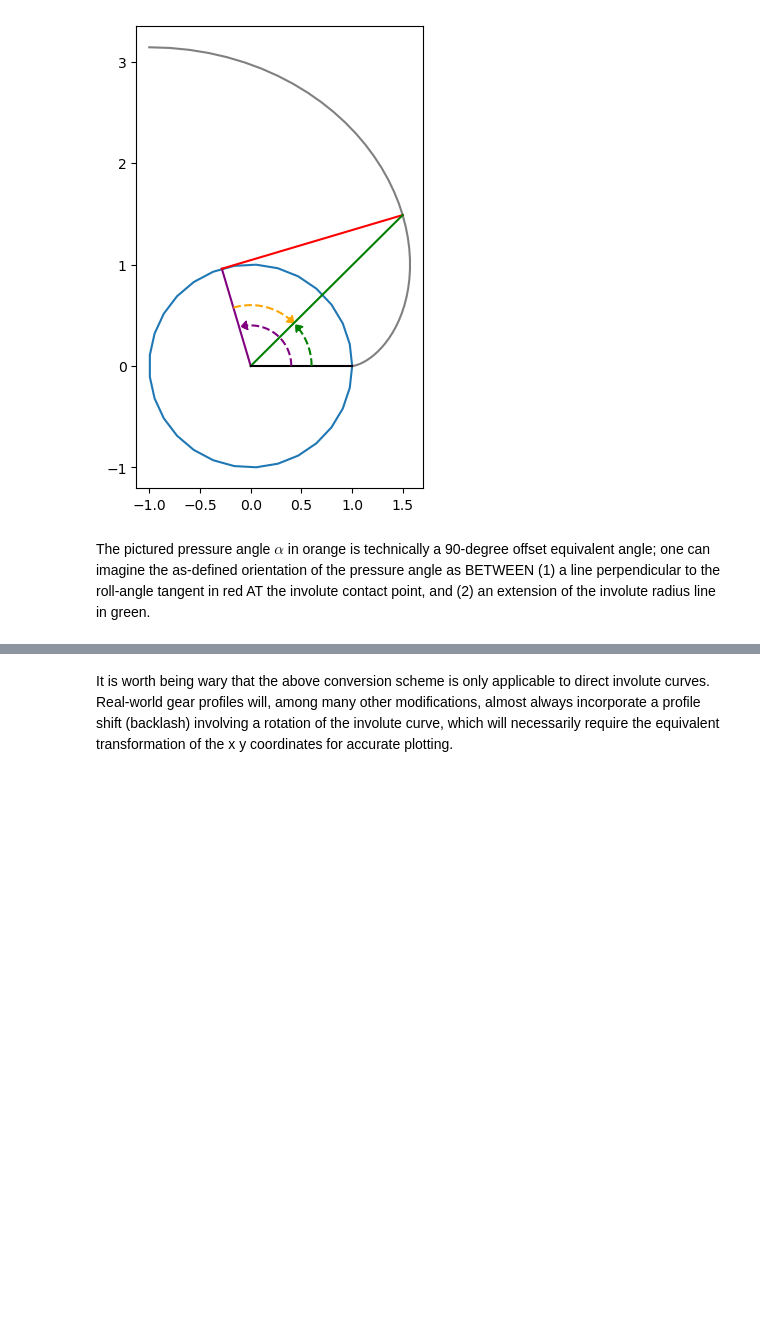
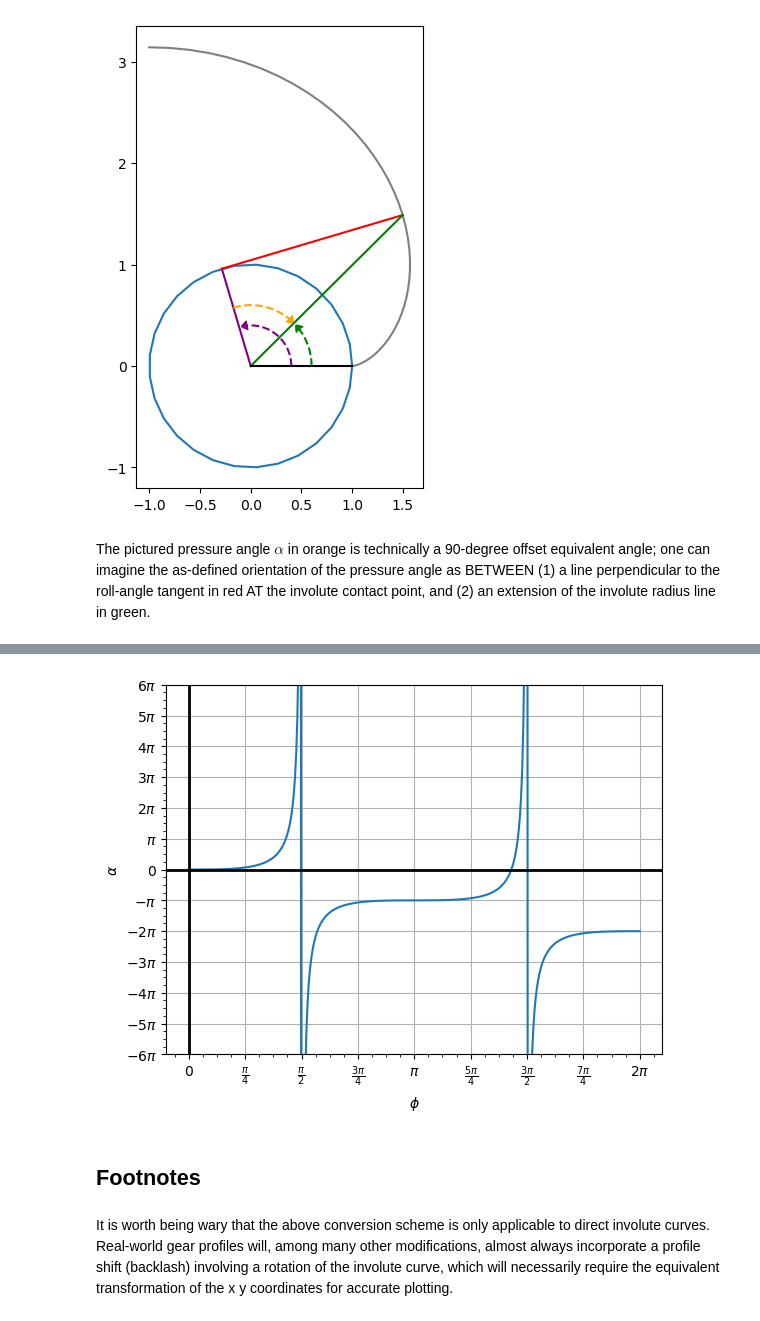
Before and after one commit to i-Dyke/gearage, a Jupyter notebook: Methodology/whatis_Involute.ipynb, the cells around one changed output, grey strips where cells are left out. Cells and saved outputs as stored; diff of their text form; code cells hidden in the pictures; blank space fills up the shorter version.

```diff
--- a/Methodology/whatis_Involute.ipynb
+++ b/Methodology/whatis_Involute.ipynb
@@ -193,2 +274,19 @@ ax2.set_aspect("equal")
+# %%
+# Showcase of involute function
+x = s.symbols("x")
+y = s.tan(x) - x
+y = s.lambdify(x, y)
+x_val = np.linspace(0, np.pi*2, 400)
+y_val = y(x_val)
+
+plt.plot(x_val, y_val)
+plt.ylim( (-np.pi * 6, np.pi * 6) )
+plt.xlabel("$\\phi$")
+plt.ylabel("$\\alpha$")
+addPiSpacing(spacing=(4,1), gca= plt.gca(), axisDir="both")
+# %% [output]
+[figure, added]
+# %% [markdown]
+## Footnotes
 # %% [markdown]
 It is worth being wary that the above conversion scheme is only applicable to direct involute curves. Real-world gear profiles will, among many other modifications, almost always incorporate a profile shift (backlash) involving a rotation of the involute curve, which will necessarily require the equivalent transformation of the x y coordinates for accurate plotting.
```
Also changed, not shown: parts of 11 cells of this notebook.
